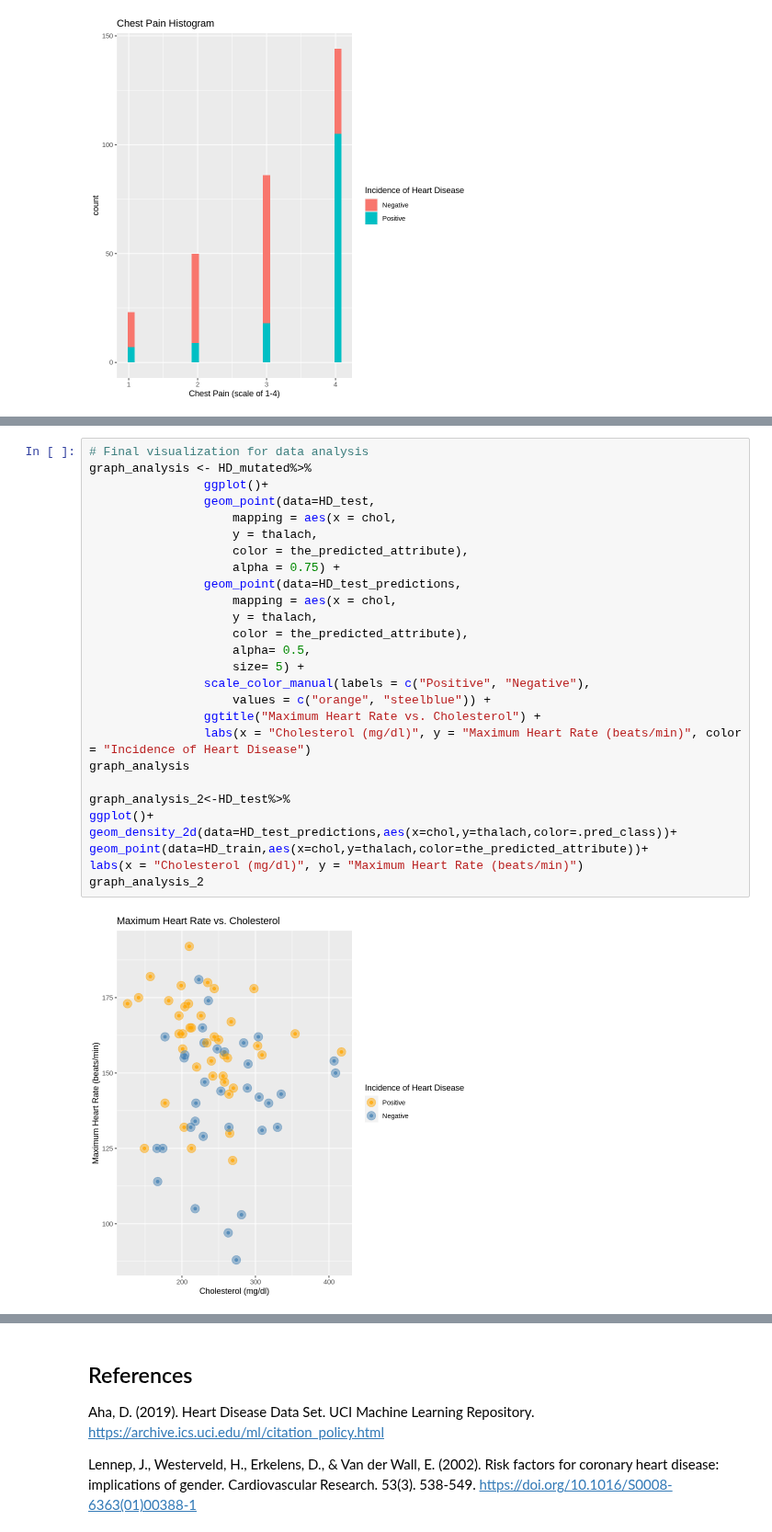
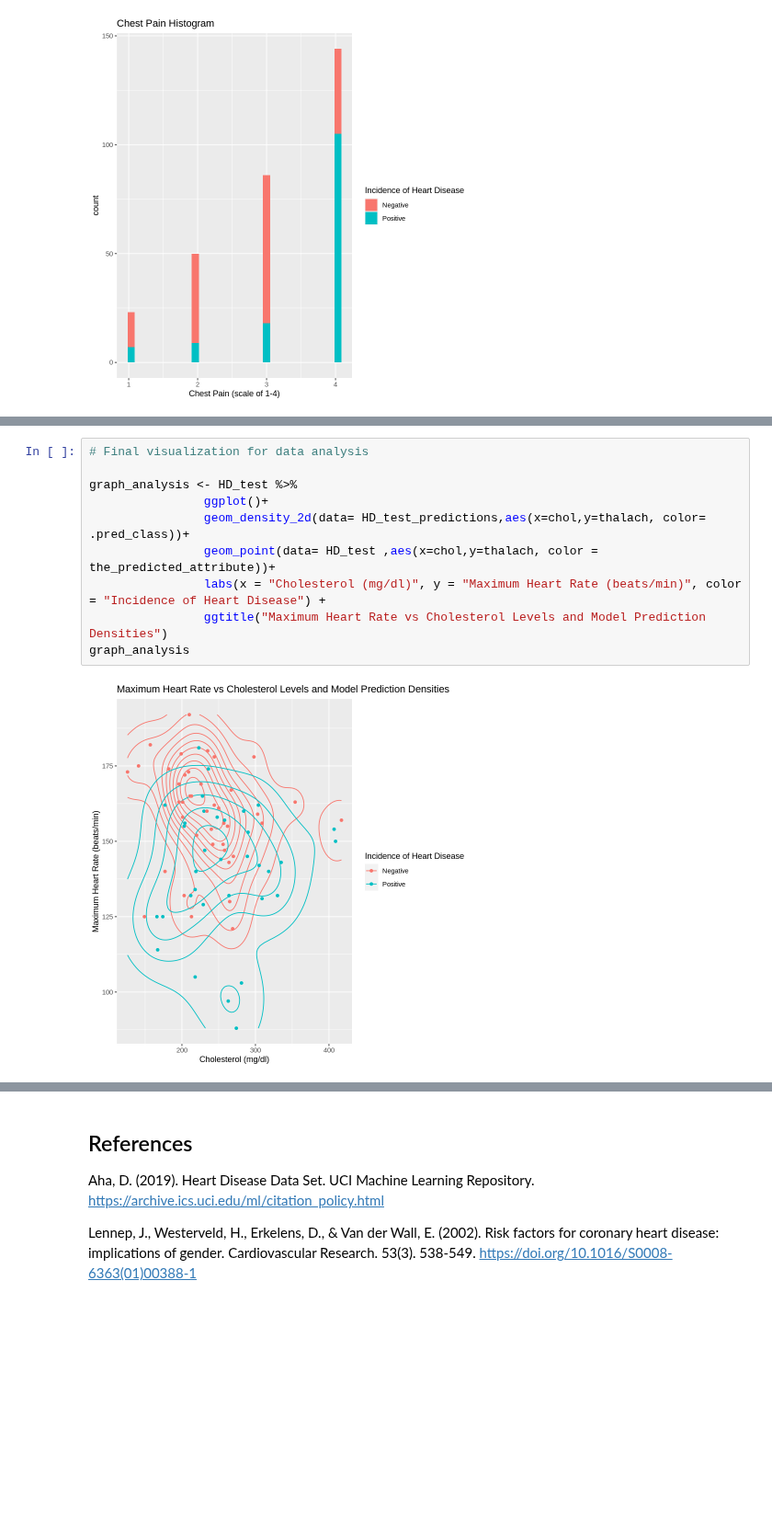
Before and after one commit to AnthonyH504/dsci100_group21_project, a Jupyter notebook: Group Project Report.ipynb, the cells around one changed output, grey strips where cells are left out. Shown at 92% size. Saved outputs shown, nothing was run; the diff lists cells and outputs as text; blank space fills up the shorter version.

```diff
--- a/Group Project Report.ipynb
+++ b/Group Project Report.ipynb
@@ -269,30 +289,13 @@ Prediction Negative Positive
 [figure]
 # %%
 # Final visualization for data analysis
-graph_analysis <- HD_mutated%>%
+
+graph_analysis <- HD_test %>%
                 ggplot()+
-                geom_point(data=HD_test,
-                    mapping = aes(x = chol,
-                    y = thalach,
-                    color = the_predicted_attribute),
-                    alpha = 0.75) +
-                geom_point(data=HD_test_predictions,
-                    mapping = aes(x = chol,
-                    y = thalach,
-                    color = the_predicted_attribute),
-                    alpha= 0.5,
-                    size= 5) +
-                scale_color_manual(labels = c("Positive", "Negative"),
-                    values = c("orange", "steelblue")) +
-                ggtitle("Maximum Heart Rate vs. Cholesterol") +
-                labs(x = "Cholesterol (mg/dl)", y = "Maximum Heart Rate (beats/min)", color = "Incidence of Heart Disease")
+                geom_density_2d(data= HD_test_predictions,aes(x=chol,y=thalach, color= .pred_class))+
+                geom_point(data= HD_test ,aes(x=chol,y=thalach, color = the_predicted_attribute))+
+                labs(x = "Cholesterol (mg/dl)", y = "Maximum Heart Rate (beats/min)", color = "Incidence of Heart Disease") +
+                ggtitle("Maximum Heart Rate vs Cholesterol Levels and Model Prediction Densities")
 graph_analysis
-
-graph_analysis_2<-HD_test%>%
-ggplot()+
-geom_density_2d(data=HD_test_predictions,aes(x=chol,y=thalach,color=.pred_class))+
-geom_point(data=HD_train,aes(x=chol,y=thalach,color=the_predicted_attribute))+
-labs(x = "Cholesterol (mg/dl)", y = "Maximum Heart Rate (beats/min)")
-graph_analysis_2
 # %% [output]
-[figure, old version]
+[figure, new version]
```
Also changed, not shown: parts of 5 cells of this notebook.
